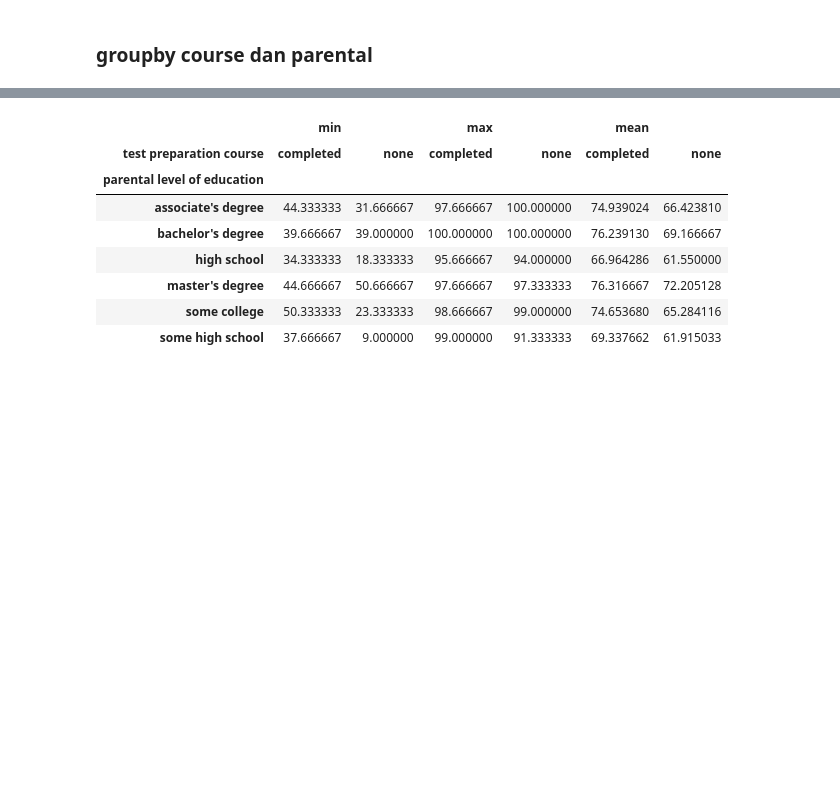
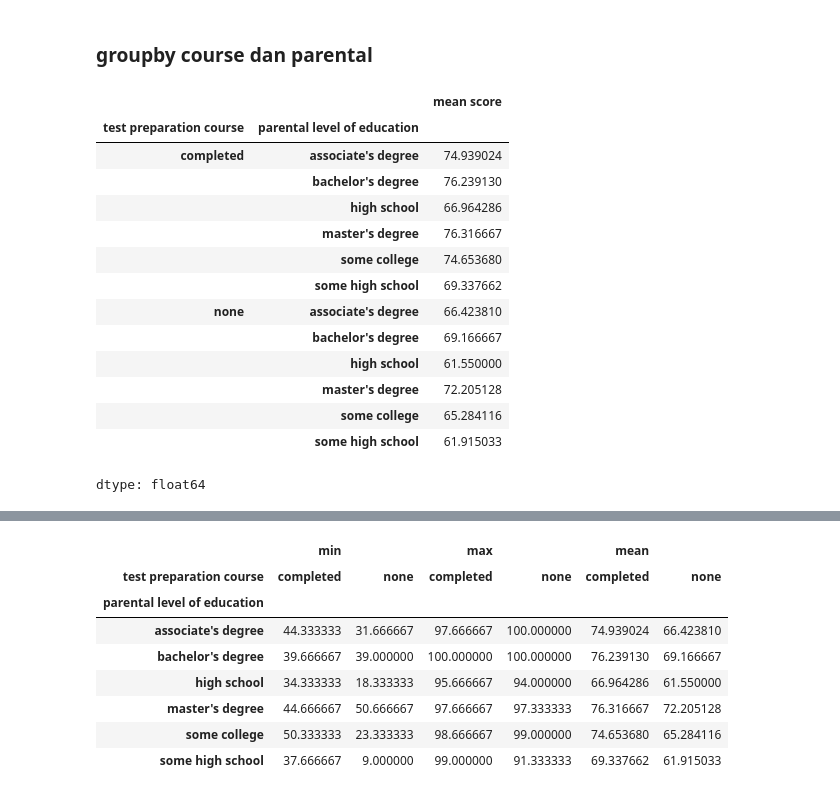
Before and after one commit to amilafr/algo-python-pro2, a Jupyter notebook: M3L4_Solving_an_analytical_case.ipynb, the cells around one changed output, grey strips where cells are left out. Saved outputs shown, nothing was run; the diff lists cells and outputs as text; code cells hidden in the pictures; blank space fills up the shorter version.

```diff
--- a/M3L4_Solving_an_analytical_case.ipynb
+++ b/M3L4_Solving_an_analytical_case.ipynb
@@ -129,3 +172,21 @@ Name: mean score, dtype: float64
 # %% [markdown]
 ### groupby course dan parental
+# %%
+df.groupby(by = ['test preparation course', 'parental level of education'])['mean score'].mean()
+# %% [output]
+|  |  | mean score |
+| test preparation course | parental level of education |  |
+| completed | associate's degree | 74.939024 |
+|  | bachelor's degree | 76.239130 |
+|  | high school | 66.964286 |
+|  | master's degree | 76.316667 |
+|  | some college | 74.653680 |
+|  | some high school | 69.337662 |
+| none | associate's degree | 66.423810 |
+|  | bachelor's degree | 69.166667 |
+|  | high school | 61.550000 |
+|  | master's degree | 72.205128 |
+|  | some college | 65.284116 |
+|  | some high school | 61.915033 |
+dtype: float64
 # %%
```
Also changed, not shown: parts of 16 cells of this notebook.
